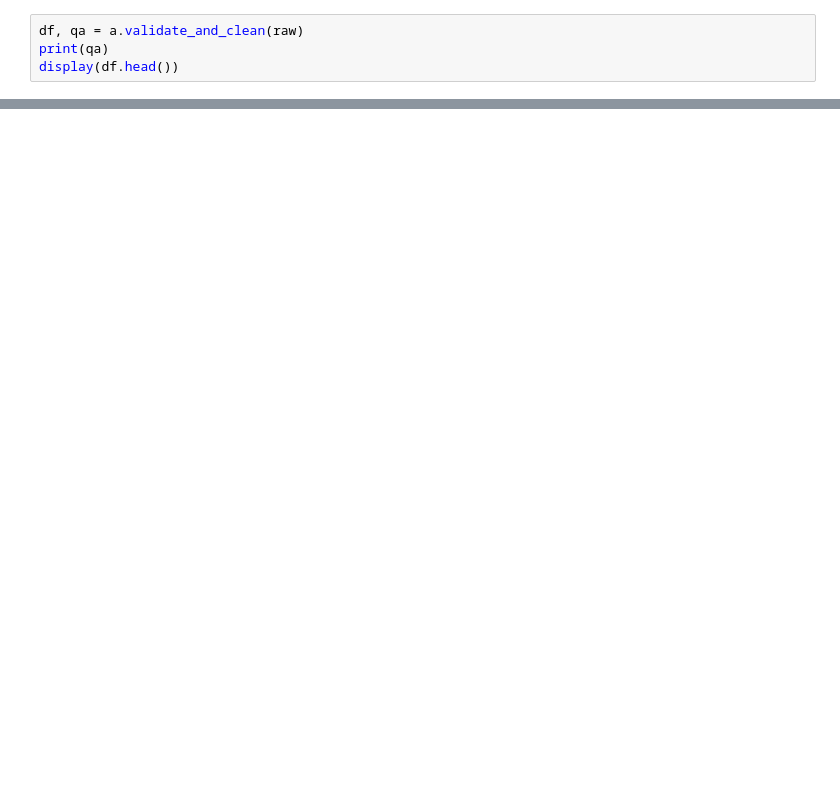
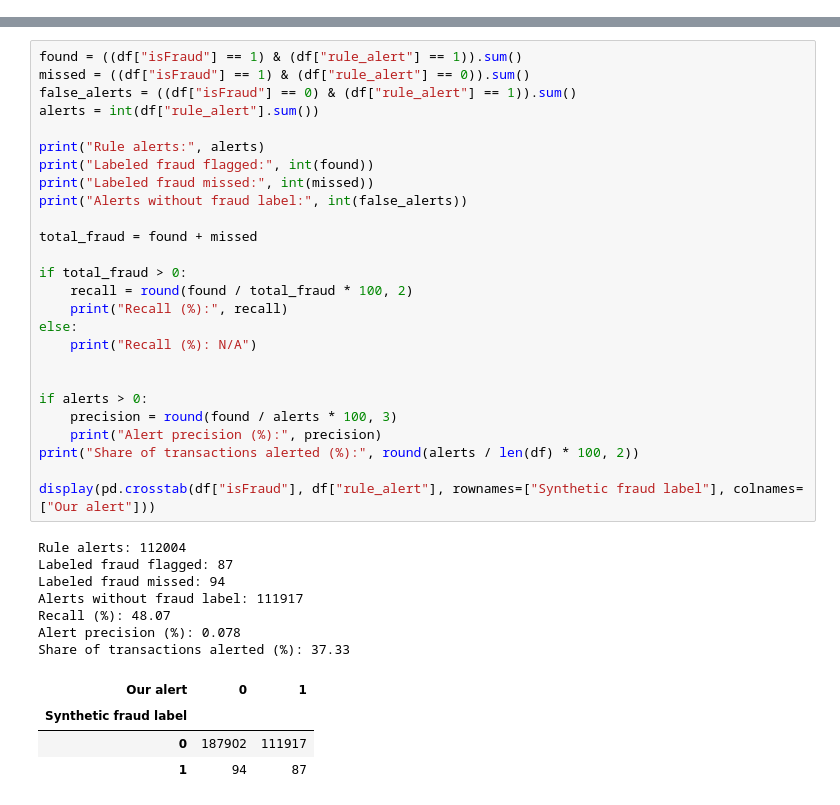
Before and after one commit to tsovinarharutyunyan/banking-fraud-transaction-intelligence, a Jupyter notebook: Banking_Fraud_Intelligence.ipynb, the cells around one changed output, grey strips where cells are left out. Drawn from its saved outputs; the diff is of its cells as text; blank space fills up the shorter version.

```diff
--- a/Banking_Fraud_Intelligence.ipynb
+++ b/Banking_Fraud_Intelligence.ipynb
@@ -115,4 +0,0 @@ Remove exact duplicates, coerce numeric fields, reject missing essential identif
-# %%
-df, qa = a.validate_and_clean(raw)
-print(qa)
-display(df.head())
@@ -406,0 +185,38 @@ print((ROOT/"RESULTS.md").read_text()[:3500])
+# %%
+found = ((df["isFraud"] == 1) & (df["rule_alert"] == 1)).sum()
+missed = ((df["isFraud"] == 1) & (df["rule_alert"] == 0)).sum()
+false_alerts = ((df["isFraud"] == 0) & (df["rule_alert"] == 1)).sum()
+alerts = int(df["rule_alert"].sum())
+
+print("Rule alerts:", alerts)
+print("Labeled fraud flagged:", int(found))
+print("Labeled fraud missed:", int(missed))
+print("Alerts without fraud label:", int(false_alerts))
+
+total_fraud = found + missed
+
+if total_fraud > 0:
+    recall = round(found / total_fraud * 100, 2)
+    print("Recall (%):", recall)
+else:
+    print("Recall (%): N/A")
+
+
+if alerts > 0:
+    precision = round(found / alerts * 100, 3)
+    print("Alert precision (%):", precision)
+print("Share of transactions alerted (%):", round(alerts / len(df) * 100, 2))
+
+display(pd.crosstab(df["isFraud"], df["rule_alert"], rownames=["Synthetic fraud label"], colnames=["Our alert"]))
+# %% [output]
+Rule alerts: 112004
+Labeled fraud flagged: 87
+Labeled fraud missed: 94
+Alerts without fraud label: 111917
+Recall (%): 48.07
+Alert precision (%): 0.078
+Share of transactions alerted (%): 37.33
+| Our alert | 0 | 1 |
+| Synthetic fraud label |  |  |
+| 0 | 187902 | 111917 |
+| 1 | 94 | 87 |
```
Also changed, not shown: parts of 66 cells of this notebook.
